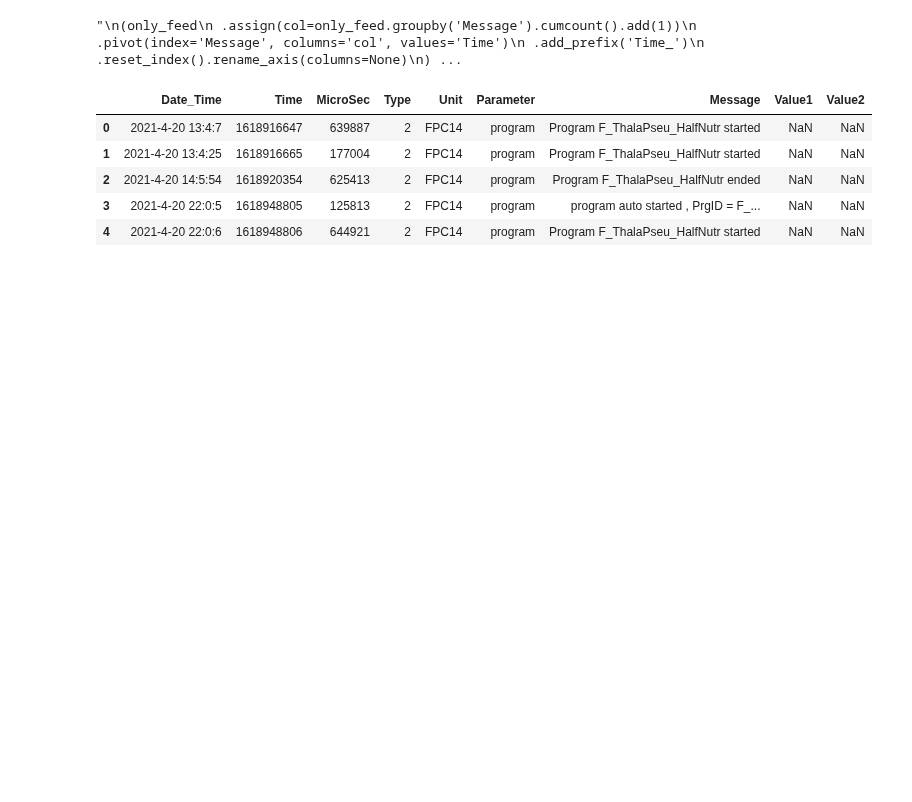
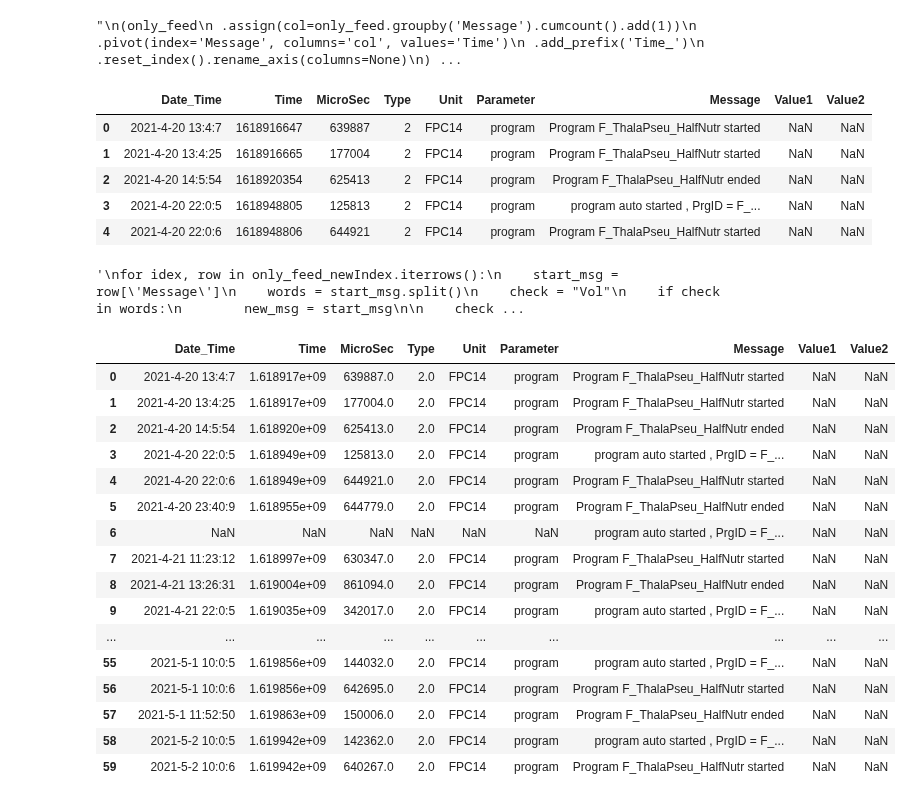
Before and after one commit to janakishyama/ESR_10, a Jupyter notebook: WP1/data_cleaning_DBexport/_4_feed_Nutrient/1_feed_data_extraction.ipynb, the cells around one changed output. Drawn from its saved outputs; the diff is of its cells as text; code cells hidden in the pictures; blank space fills up the shorter version.

Commit message:
feed data feed instance extraction

```diff
--- a/WP1/data_cleaning_DBexport/_4_feed_Nutrient/1_feed_data_extraction.ipynb
+++ b/WP1/data_cleaning_DBexport/_4_feed_Nutrient/1_feed_data_extraction.ipynb
@@ -173,6 +173,25 @@ only_feed_newIndex.head()
 | 2 | 2021-4-20 14:5:54 | 1618920354 | 625413 | 2 | FPC14 | program | Program F_ThalaPseu_HalfNutr ended | NaN | NaN |
 | 3 | 2021-4-20 22:0:5 | 1618948805 | 125813 | 2 | FPC14 | program | program auto started , PrgID = F_... | NaN | NaN |
 | 4 | 2021-4-20 22:0:6 | 1618948806 | 644921 | 2 | FPC14 | program | Program F_ThalaPseu_HalfNutr started | NaN | NaN |
+# %%
+'''
+for idex, row in only_feed_newIndex.iterrows():
+    start_msg = row['Message']
+    words = start_msg.split()
+    check = "Vol"
+    if check in words:
+        new_msg = start_msg
+
+    check_str = "ended"
+    if "ended" in start_msg:
+        next_le = only_feed_newIndex.loc[idex+1]['Message']
+        if "Vol" not in next_le:
+            only_feed_newIndex.loc[idex+0.5] = new_msg
+
+only_feed_newIndex = only_feed_newIndex.sort_index().reset_index(drop=True)
+'''
+# %% [output]
+'\nfor idex, row in only_feed_newIndex.iterrows():\n    start_msg = row[\'Message\']\n    words = start_msg.split()\n    check = "Vol"\n    if check in words:\n        new_msg = start_msg\n\n    check ...
 # %%
 for idex, row in only_feed_newIndex.iterrows():
     start_msg = row['Message']
@@ -185,7 +204,26 @@ for idex, row in only_feed_newIndex.iterrows():
     if "ended" in start_msg:
         next_le = only_feed_newIndex.loc[idex+1]['Message']
         if "Vol" not in next_le:
-            line = pd.DataFrame({"Message": "Hellow"}, index=[idex])
-            clean_feed = pd.concat([only_feed_newIndex.iloc[:idex-1], line, only_feed_newIndex.iloc[idex-1:]]).reset_index(drop=True)
-    else:
-        print("Not find")
+            line = pd.DataFrame({"Message": new_msg}, index=[idex+0.5])
+            only_feed_newIndex = only_feed_newIndex.append(line, ignore_index=False)
+only_feed_newIndex = only_feed_newIndex.sort_index().reset_index(drop=True)
+# %%
+only_feed_newIndex.head(60)
+# %% [output]
+|  | Date_Time | Time | MicroSec | Type | Unit | Parameter | Message | Value1 | Value2 |
+| 0 | 2021-4-20 13:4:7 | 1.618917e+09 | 639887.0 | 2.0 | FPC14 | program | Program F_ThalaPseu_HalfNutr started | NaN | NaN |
+| 1 | 2021-4-20 13:4:25 | 1.618917e+09 | 177004.0 | 2.0 | FPC14 | program | Program F_ThalaPseu_HalfNutr started | NaN | NaN |
+| 2 | 2021-4-20 14:5:54 | 1.618920e+09 | 625413.0 | 2.0 | FPC14 | program | Program F_ThalaPseu_HalfNutr ended | NaN | NaN |
+| 3 | 2021-4-20 22:0:5 | 1.618949e+09 | 125813.0 | 2.0 | FPC14 | program | program auto started , PrgID = F_... | NaN | NaN |
+| 4 | 2021-4-20 22:0:6 | 1.618949e+09 | 644921.0 | 2.0 | FPC14 | program | Program F_ThalaPseu_HalfNutr started | NaN | NaN |
+| 5 | 2021-4-20 23:40:9 | 1.618955e+09 | 644779.0 | 2.0 | FPC14 | program | Program F_ThalaPseu_HalfNutr ended | NaN | NaN |
+| 6 | NaN | NaN | NaN | NaN | NaN | NaN | program auto started , PrgID = F_... | NaN | NaN |
+| 7 | 2021-4-21 11:23:12 | 1.618997e+09 | 630347.0 | 2.0 | FPC14 | program | Program F_ThalaPseu_HalfNutr started | NaN | NaN |
+| 8 | 2021-4-21 13:26:31 | 1.619004e+09 | 861094.0 | 2.0 | FPC14 | program | Program F_ThalaPseu_HalfNutr ended | NaN | NaN |
+| 9 | 2021-4-21 22:0:5 | 1.619035e+09 | 342017.0 | 2.0 | FPC14 | program | program auto started , PrgID = F_... | NaN | NaN |
+| ... | ... | ... | ... | ... | ... | ... | ... | ... | ... |
+| 55 | 2021-5-1 10:0:5 | 1.619856e+09 | 144032.0 | 2.0 | FPC14 | program | program auto started , PrgID = F_... | NaN | NaN |
+| 56 | 2021-5-1 10:0:6 | 1.619856e+09 | 642695.0 | 2.0 | FPC14 | program | Program F_ThalaPseu_HalfNutr started | NaN | NaN |
+| 57 | 2021-5-1 11:52:50 | 1.619863e+09 | 150006.0 | 2.0 | FPC14 | program | Program F_ThalaPseu_HalfNutr ended | NaN | NaN |
+| 58 | 2021-5-2 10:0:5 | 1.619942e+09 | 142362.0 | 2.0 | FPC14 | program | program auto started , PrgID = F_... | NaN | NaN |
+| 59 | 2021-5-2 10:0:6 | 1.619942e+09 | 640267.0 | 2.0 | FPC14 | program | Program F_ThalaPseu_HalfNutr started | NaN | NaN |
```
Also changed, not shown: parts of 8 cells of this notebook, 1 other file.
